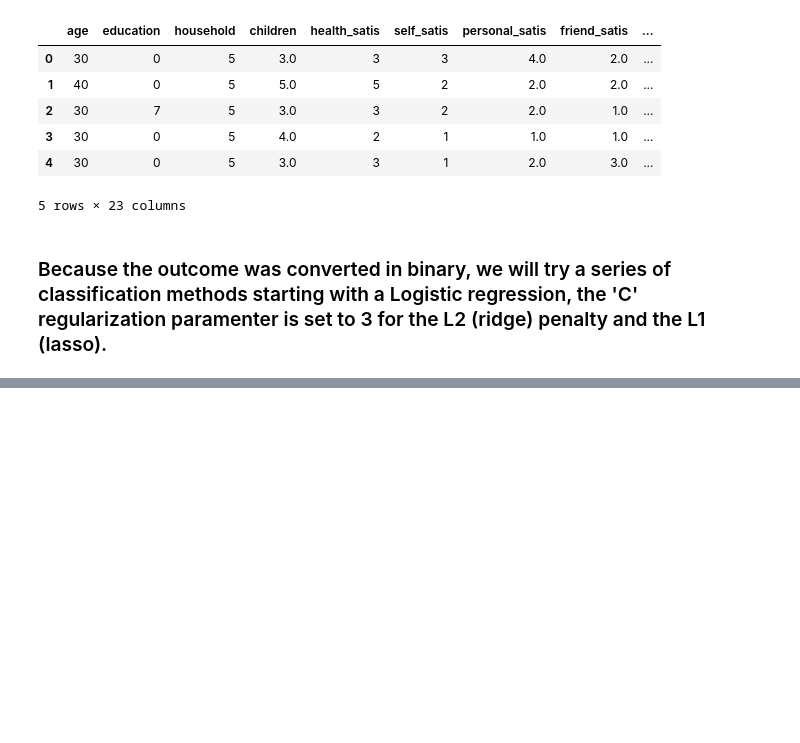
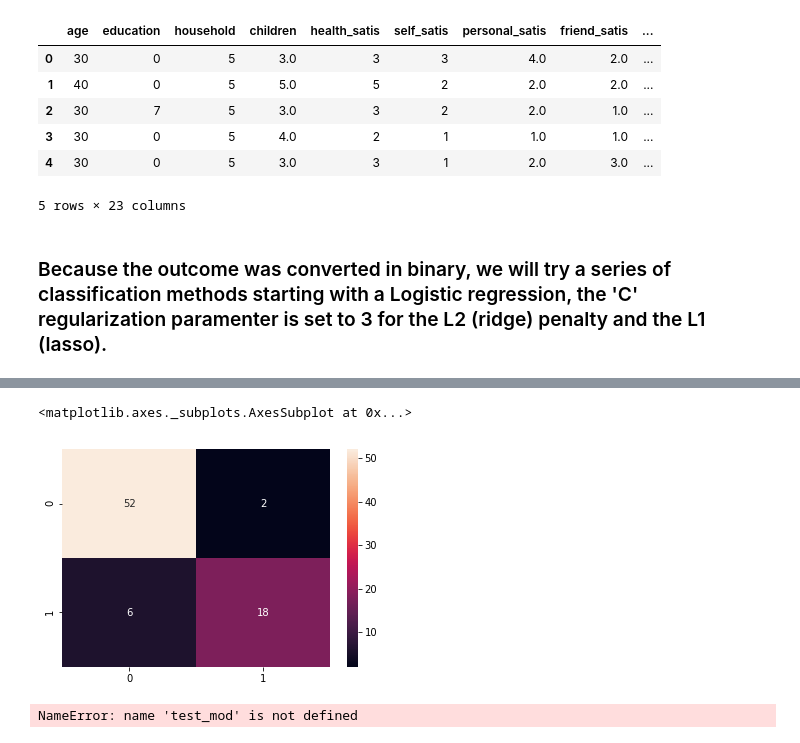
Before and after one commit to AnthonyGachuru/wellbeing, a Jupyter notebook: wellbeing.ipynb, the cells around one changed output, grey strips where cells are left out. Saved outputs shown, nothing was run; the diff lists cells and outputs as text; code cells hidden in the pictures; blank space fills up the shorter version.

```diff
--- a/wellbeing.ipynb
+++ b/wellbeing.ipynb
@@ -492,0 +579,48 @@ weighted avg       0.99      0.99      0.99        78
+# %%
+sns.heatmap(confusion_matrix(s25,y_pred), annot=True, fmt='d')
+# %% [output]
+<matplotlib.axes._subplots.AxesSubplot at 0x...>
+[figure, added]
+# %%
+X = test_mod.drop(['IsBadBuy'],1)
+y = test_mod.IsBadBuy
+X = pd.get_dummies(X)
+sm = SMOTE(random_state=43,sampling_strategy=.5)
+
+X_res, y_res = sm.fit_resample(X,y)
+print(X_res.shape)
+
+X_train,X_test,y_train,y_test = train_test_split(X_res,y_res,test_size=.5,random_state=43)
+
+params = {'n_estimators': 700,
+                      'max_depth': 12,
+                      'loss': 'deviance',
+                      'min_samples_leaf':2,
+                      'min_samples_split':4}
+
+clf = ensemble.GradientBoostingClassifier(**params)
+clf.fit(X_train, y_train)
+acc = clf.score(X_test,y_test)
+
+# get roc/auc info
+Y_score = clf.predict_proba(X_test)[:,1]
+fpr = dict()
+tpr = dict()
+fpr, tpr, _ = roc_curve(y_test, Y_score)
+
+roc_auc = dict()
+roc_auc = auc(fpr, tpr)
+
+# make the plot
+plt.figure(figsize=(10,10))
+plt.plot([0, 1], [0, 1], 'k--')
+plt.xlim([-0.05, 1.0])
+plt.ylim([0.0, 1.05])
+plt.xlabel('False Positive Rate')
+plt.ylabel('True Positive Rate')
+plt.grid(True)
+plt.plot(fpr, tpr, label='AUC = {0}'.format(roc_auc))
+plt.legend(loc="lower right", shadow=True, fancybox =True)
+plt.show()
+# %% [output]
+NameError: name 'test_mod' is not defined
```
Also changed, not shown: parts of 15 cells of this notebook.
